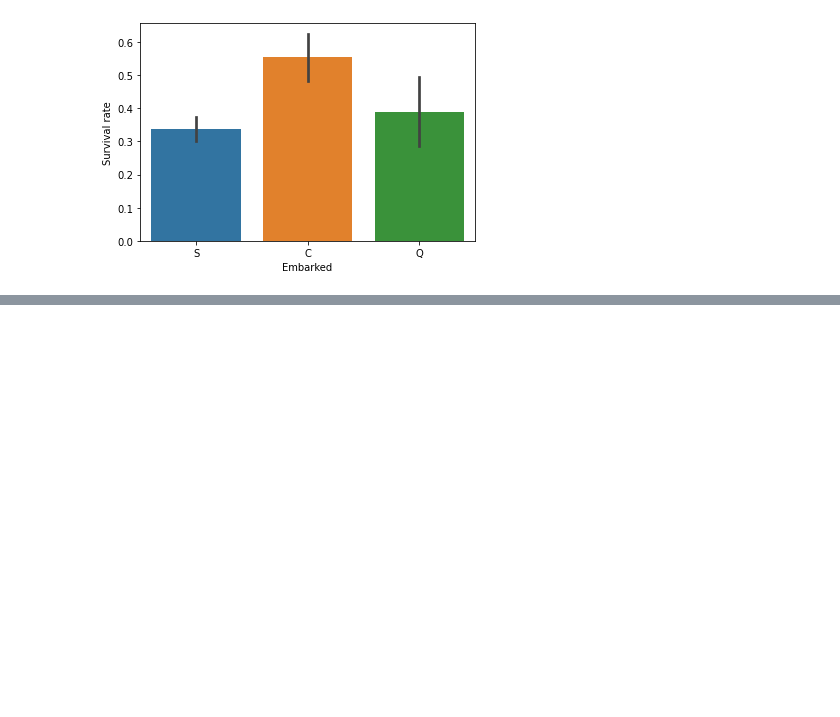
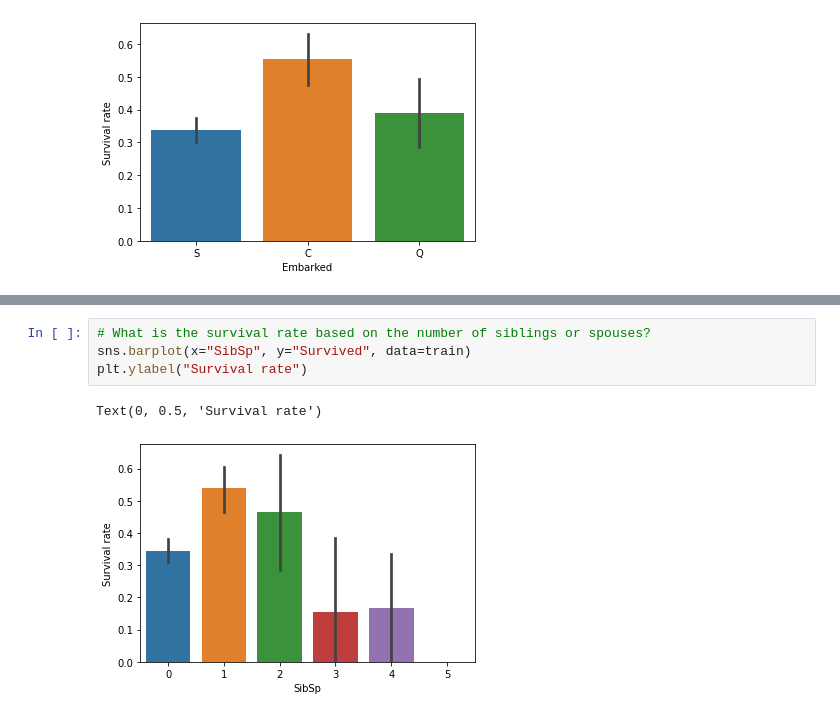
Before and after one commit to jmateo27/Titanic-Project, a Jupyter notebook: titanic.ipynb, the cells around one changed output, grey strips where cells are left out. Drawn from its saved outputs; the diff is of its cells as text; blank space fills up the shorter version.

```diff
--- a/titanic.ipynb
+++ b/titanic.ipynb
@@ -169,0 +240,7 @@ Text(0, 0.5, 'Survival rate')
+# %%
+# What is the survival rate based on the number of siblings or spouses?
+sns.barplot(x="SibSp", y="Survived", data=train)
+plt.ylabel("Survival rate")
+# %% [output]
+Text(0, 0.5, 'Survival rate')
+[figure, added]
```
Also changed, not shown: parts of 19 cells of this notebook.
